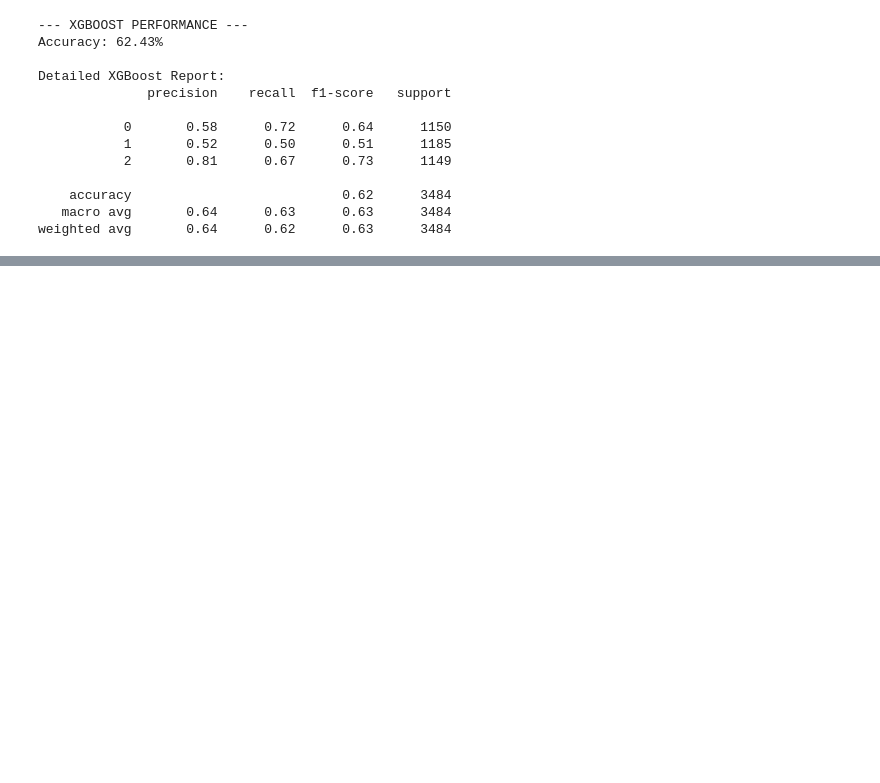
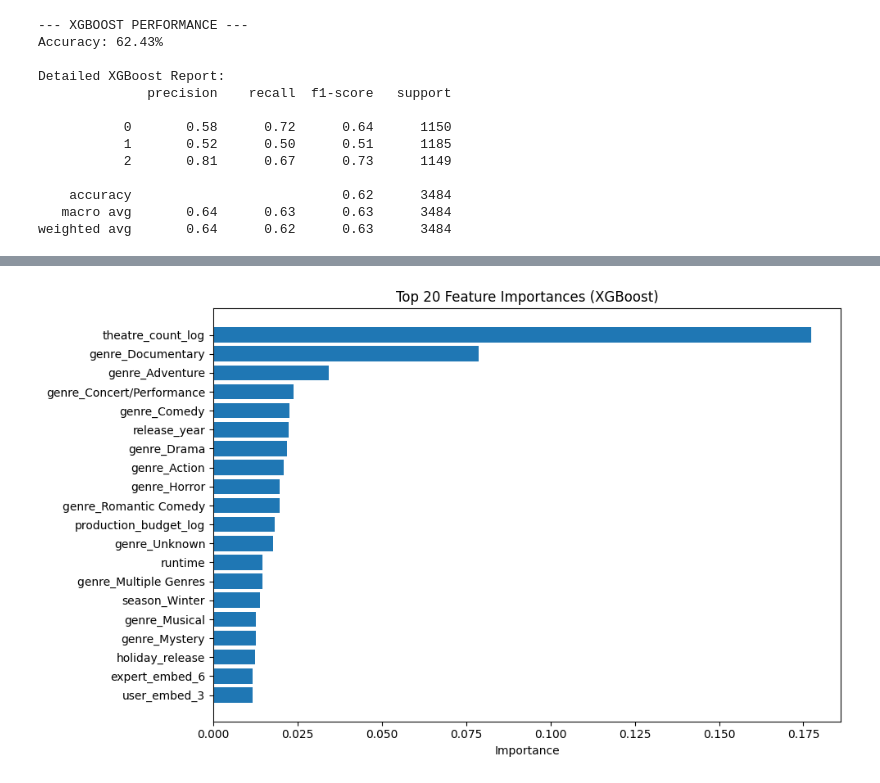
Before and after one commit to Simerblur/bjj, a Jupyter notebook: Tree_based_models_bart.ipynb, the cells around one changed output, grey strips where cells are left out. Drawn from its saved outputs; the diff is of its cells as text; code cells hidden in the pictures; blank space fills up the shorter version.

```diff
--- a/Tree_based_models_bart.ipynb
+++ b/Tree_based_models_bart.ipynb
@@ -438,0 +539,19 @@ weighted avg       0.64      0.62      0.63      3484
+# %%
+# Built in feature importance
+model = best_xgb
+
+# Get importances from the dataframe
+importances = model.feature_importances_
+feat_imp = pd.Series(importances, index=X_train.columns).sort_values(ascending=False)
+
+top_n = 20
+top_feats = feat_imp.head(top_n).sort_values()  # sort for nicer horizontal plot
+
+plt.figure(figsize=(10, 6))
+plt.barh(top_feats.index, top_feats.values)
+plt.xlabel("Importance")
+plt.title(f"Top {top_n} Feature Importances (XGBoost)")
+plt.tight_layout()
+plt.show()
+# %% [output]
+[figure, added]
```
Also changed, not shown: parts of 17 cells of this notebook.
